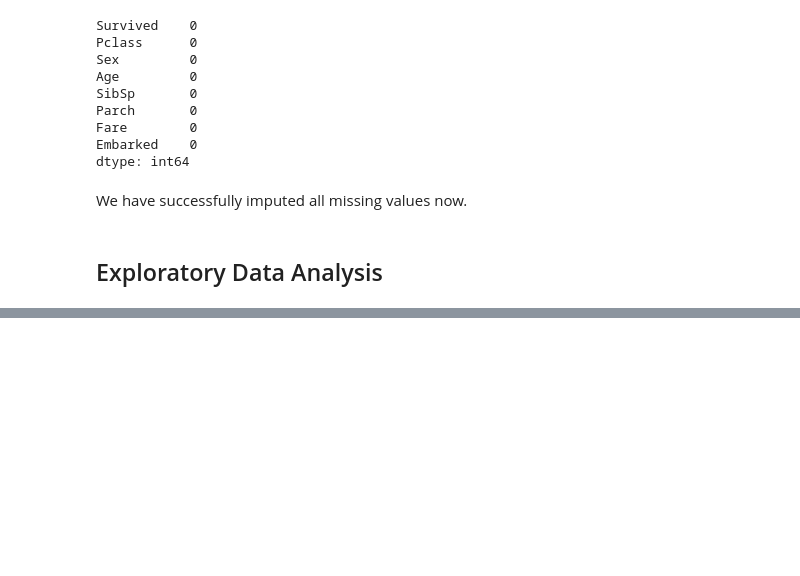
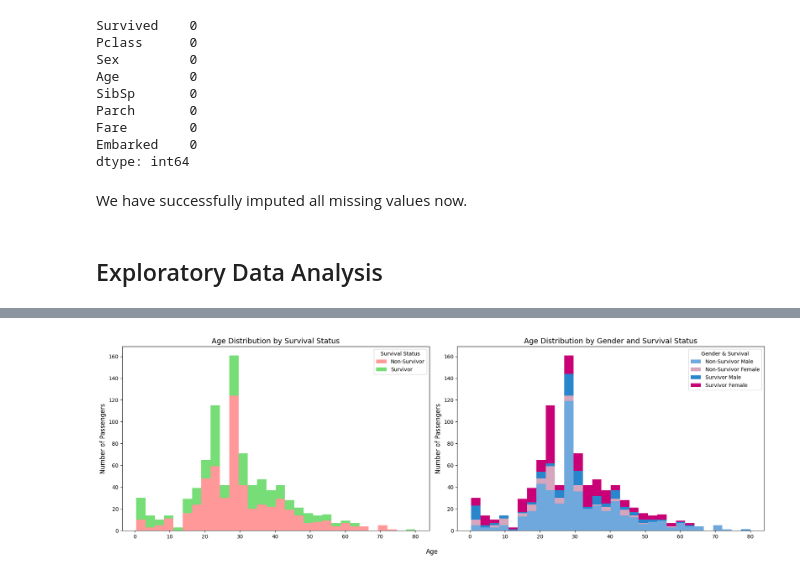
Before and after one commit to bribyte/titanic, a Jupyter notebook: analysis.ipynb, the cells around one changed output, grey strips where cells are left out. Saved outputs shown, nothing was run; the diff lists cells and outputs as text; code cells hidden in the pictures; blank space fills up the shorter version.

```diff
--- a/analysis.ipynb
+++ b/analysis.ipynb
@@ -229,0 +329,52 @@ We have successfully imputed all missing values now.
+# %%
+fig, axes = plt.subplots(1, 2, figsize=(18, 6))
+
+survived = df[df['Survived'] == 1]['Age']
+non_survived = df[df['Survived'] == 0]['Age']
+
+axes[0].hist(
+    [non_survived, survived],
+    bins=30,
+    stacked=True,
+    color=['#ff9999', '#77dd77'],
+    label=['Non-Survivor', 'Survivor']
+)
+axes[0].set_ylabel('Number of Passengers', fontsize=12)
+axes[0].set_title('Age Distribution by Survival Status', fontsize=14)
+axes[0].legend(title="Survival Status")
+
+df_mapper = df.copy()
+df_mapper["Survival_Label"] = df_mapper["Survived"].map({0: "non-survivor", 1: "survivor"})
+df_mapper["Sex_Survival"] = df_mapper["Survival_Label"] + "_" + df_mapper["Sex"].astype(str)
+
+palette = {
+    "non-survivor_0": "#6fa8dc",
+    "non-survivor_1": "#d5a6bd",
+    "survivor_0": "#2986cc",
+    "survivor_1": "#c90076"
+}
+categories = ["non-survivor_0", "non-survivor_1", "survivor_0", "survivor_1"]
+data = [df_mapper[df_mapper["Sex_Survival"] == category]["Age"] for category in categories]
+colors = [palette[category] for category in categories]
+labels = ["Non-Survivor Male", "Non-Survivor Female", "Survivor Male", "Survivor Female"]
+
+axes[1].hist(
+    data,
+    bins=30,
+    stacked=True,
+    color=colors,
+    label=labels
+)
+
+axes[1].set_ylabel('Number of Passengers', fontsize=12)
+axes[1].set_title('Age Distribution by Gender and Survival Status', fontsize=14)
+axes[1].legend(title="Gender & Survival")
+
+axes[0].set_xlabel("")
+axes[1].set_xlabel("")
+fig.supxlabel("Age", fontsize=12)
+
+plt.tight_layout()
+plt.show()
+# %% [output]
+[figure, added]
```
Also changed, not shown: parts of 23 cells of this notebook, 3 other files.
